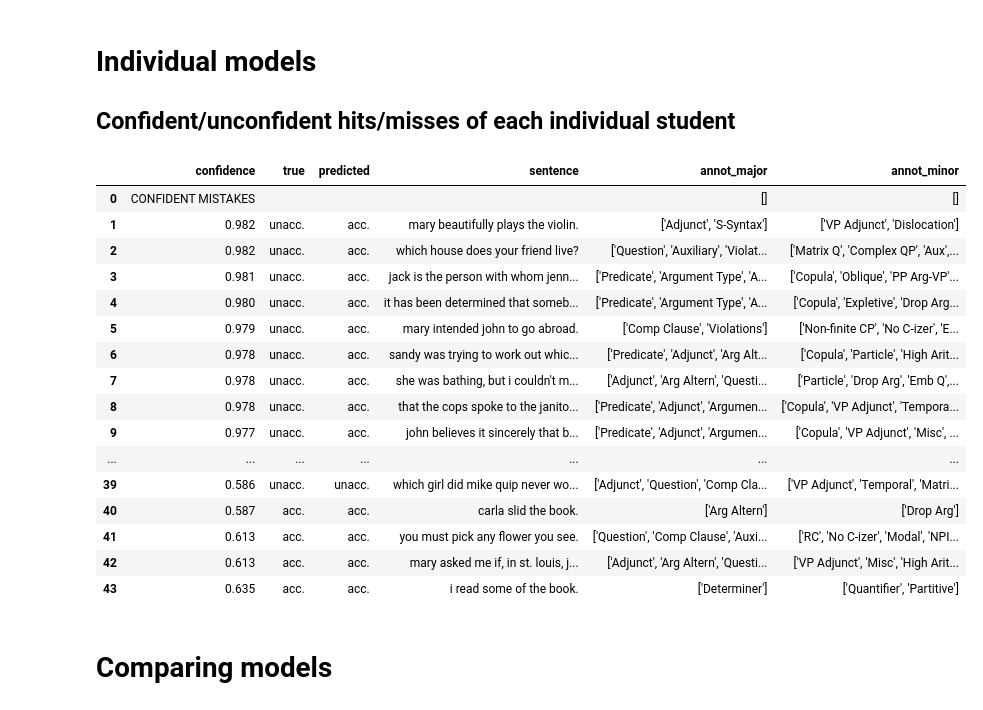
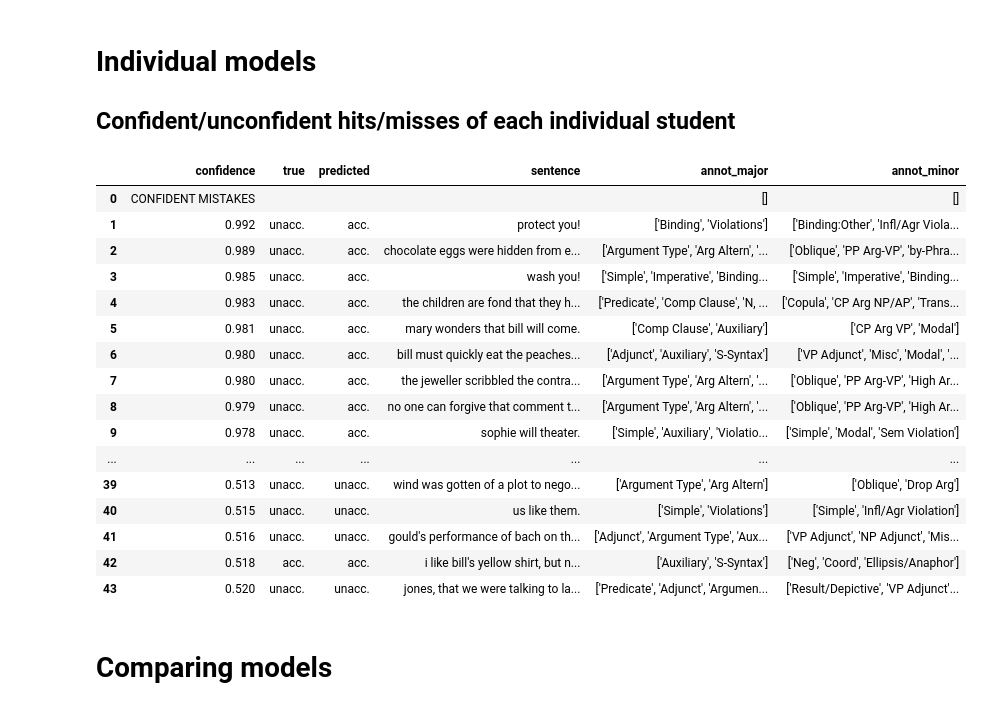
Before and after one commit to samsucik/knowledge-distil-bert, a Jupyter notebook: experiments/analysis/Prediction analysis.ipynb, the cells around one changed output. Cells and saved outputs as stored; diff of their text form; code cells hidden in the pictures.

Commit message:
Analysed hits/mistakes made by CoLA LSTM student.

```diff
--- a/experiments/analysis/Prediction analysis.ipynb
+++ b/experiments/analysis/Prediction analysis.ipynb
@@ -226,28 +226,28 @@ for model_type in model_types:
 ## Confident/unconfident hits/misses of each individual student
 # %%
 task = "CoLA"
-model_type = "teacher"
+model_type = "LSTM"
 
 data = pd.read_csv("mistakes-hits/{}_{}.tsv".format(task, model_type), delimiter="\t")
 data
 # %% [output]
 |  | confidence | true | predicted | sentence | annot_major | annot_minor |
 | 0 | CONFIDENT MISTAKES |  |  |  | [] | [] |
-| 1 | 0.982 | unacc. | acc. | mary beautifully plays the violin. | ['Adjunct', 'S-Syntax'] | ['VP Adjunct', 'Dislocation'] |
-| 2 | 0.982 | unacc. | acc. | which house does your friend live? | ['Question', 'Auxiliary', 'Violat... | ['Matrix Q', 'Complex QP', 'Aux',... |
-| 3 | 0.981 | unacc. | acc. | jack is the person with whom jenn... | ['Predicate', 'Argument Type', 'A... | ['Copula', 'Oblique', 'PP Arg-VP'... |
-| 4 | 0.980 | unacc. | acc. | it has been determined that someb... | ['Predicate', 'Argument Type', 'A... | ['Copula', 'Expletive', 'Drop Arg... |
-| 5 | 0.979 | unacc. | acc. | mary intended john to go abroad. | ['Comp Clause', 'Violations'] | ['Non-finite CP', 'No C-izer', 'E... |
-| 6 | 0.978 | unacc. | acc. | sandy was trying to work out whic... | ['Predicate', 'Adjunct', 'Arg Alt... | ['Copula', 'Particle', 'High Arit... |
-| 7 | 0.978 | unacc. | acc. | she was bathing, but i couldn't m... | ['Adjunct', 'Arg Altern', 'Questi... | ['Particle', 'Drop Arg', 'Emb Q',... |
-| 8 | 0.978 | unacc. | acc. | that the cops spoke to the janito... | ['Predicate', 'Adjunct', 'Argumen... | ['Copula', 'VP Adjunct', 'Tempora... |
-| 9 | 0.977 | unacc. | acc. | john believes it sincerely that b... | ['Predicate', 'Adjunct', 'Argumen... | ['Copula', 'VP Adjunct', 'Misc', ... |
+| 1 | 0.992 | unacc. | acc. | protect you! | ['Binding', 'Violations'] | ['Binding:Other', 'Infl/Agr Viola... |
+| 2 | 0.989 | unacc. | acc. | chocolate eggs were hidden from e... | ['Argument Type', 'Arg Altern', '... | ['Oblique', 'PP Arg-VP', 'by-Phra... |
+| 3 | 0.985 | unacc. | acc. | wash you! | ['Simple', 'Imperative', 'Binding... | ['Simple', 'Imperative', 'Binding... |
+| 4 | 0.983 | unacc. | acc. | the children are fond that they h... | ['Predicate', 'Comp Clause', 'N, ... | ['Copula', 'CP Arg NP/AP', 'Trans... |
+| 5 | 0.981 | unacc. | acc. | mary wonders that bill will come. | ['Comp Clause', 'Auxiliary'] | ['CP Arg VP', 'Modal'] |
+| 6 | 0.980 | unacc. | acc. | bill must quickly eat the peaches... | ['Adjunct', 'Auxiliary', 'S-Syntax'] | ['VP Adjunct', 'Misc', 'Modal', '... |
+| 7 | 0.980 | unacc. | acc. | the jeweller scribbled the contra... | ['Argument Type', 'Arg Altern', '... | ['Oblique', 'PP Arg-VP', 'High Ar... |
+| 8 | 0.979 | unacc. | acc. | no one can forgive that comment t... | ['Argument Type', 'Arg Altern', '... | ['Oblique', 'PP Arg-VP', 'High Ar... |
+| 9 | 0.978 | unacc. | acc. | sophie will theater. | ['Simple', 'Auxiliary', 'Violatio... | ['Simple', 'Modal', 'Sem Violation'] |
 | ... | ... | ... | ... | ... | ... | ... |
-| 39 | 0.586 | unacc. | unacc. | which girl did mike quip never wo... | ['Adjunct', 'Question', 'Comp Cla... | ['VP Adjunct', 'Temporal', 'Matri... |
-| 40 | 0.587 | acc. | acc. | carla slid the book. | ['Arg Altern'] | ['Drop Arg'] |
-| 41 | 0.613 | acc. | acc. | you must pick any flower you see. | ['Question', 'Comp Clause', 'Auxi... | ['RC', 'No C-izer', 'Modal', 'NPI... |
-| 42 | 0.613 | acc. | acc. | mary asked me if, in st. louis, j... | ['Adjunct', 'Arg Altern', 'Questi... | ['VP Adjunct', 'Misc', 'High Arit... |
-| 43 | 0.635 | acc. | acc. | i read some of the book. | ['Determiner'] | ['Quantifier', 'Partitive'] |
+| 39 | 0.513 | unacc. | unacc. | wind was gotten of a plot to nego... | ['Argument Type', 'Arg Altern'] | ['Oblique', 'Drop Arg'] |
+| 40 | 0.515 | unacc. | unacc. | us like them. | ['Simple', 'Violations'] | ['Simple', 'Infl/Agr Violation'] |
+| 41 | 0.516 | unacc. | unacc. | gould's performance of bach on th... | ['Adjunct', 'Argument Type', 'Aux... | ['VP Adjunct', 'NP Adjunct', 'Mis... |
+| 42 | 0.518 | acc. | acc. | i like bill's yellow shirt, but n... | ['Auxiliary', 'S-Syntax'] | ['Neg', 'Coord', 'Ellipsis/Anaphor'] |
+| 43 | 0.520 | unacc. | unacc. | jones, that we were talking to la... | ['Predicate', 'Adjunct', 'Argumen... | ['Result/Depictive', 'VP Adjunct'... |
 # %% [markdown]
 # Comparing models
 # %%
```
Also changed, not shown: 2 other files.
